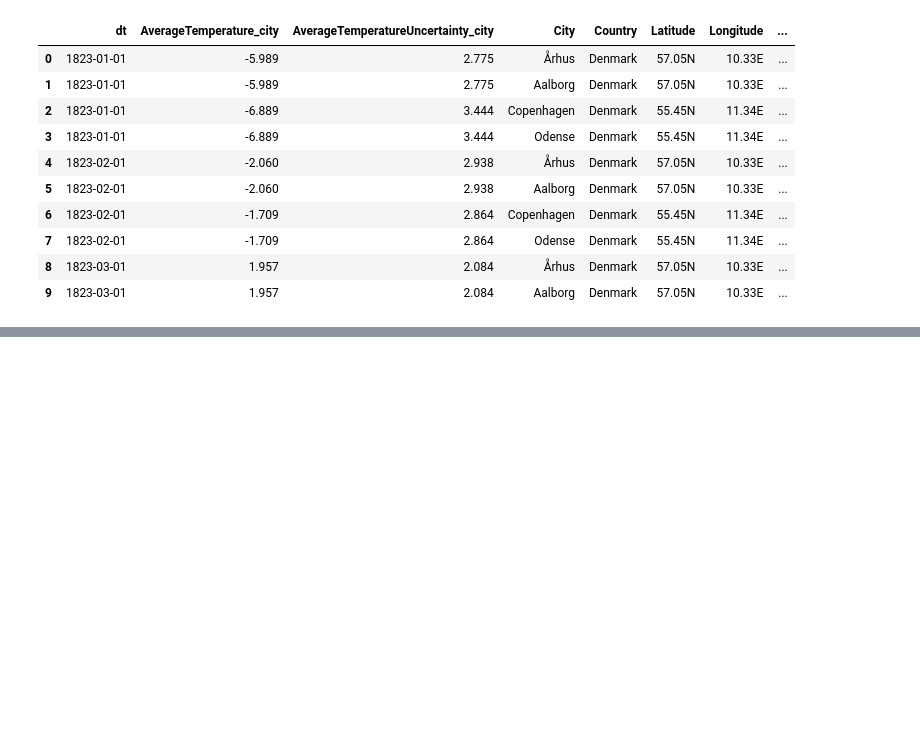
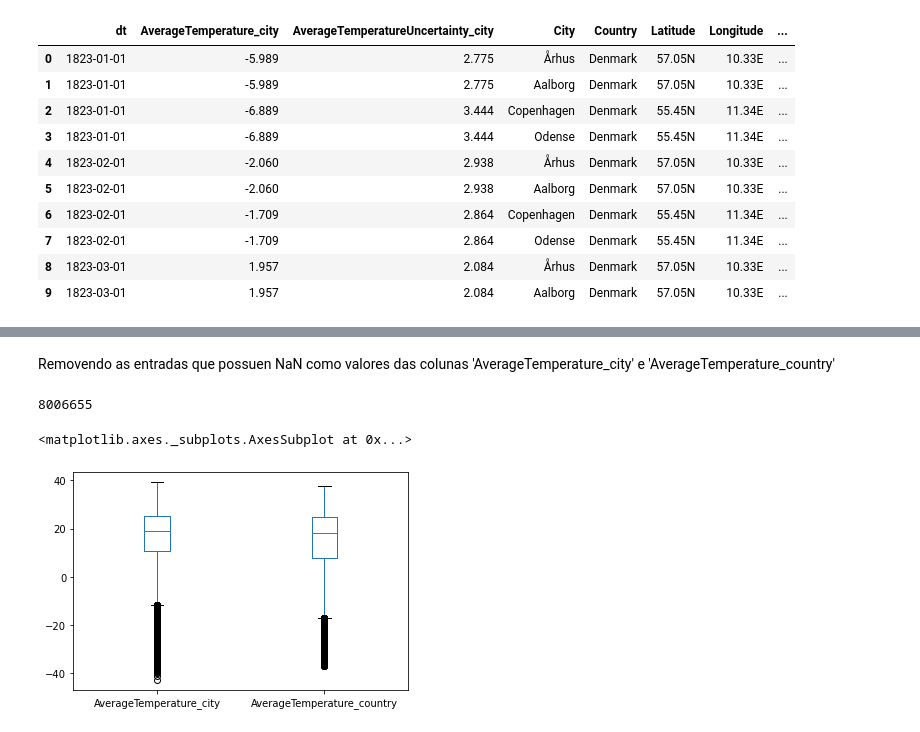
Before and after one commit to acab2/intruducao_ciencia_de_dados, a Jupyter notebook: Climate Change.ipynb, the cells around one changed output, grey strips where cells are left out. Drawn from its saved outputs; the diff is of its cells as text; code cells hidden in the pictures; blank space fills up the shorter version.

Commit message:
Valores NaN removidos, gerados alguns histogramas para entendimento da distribuição dos dados, valores de mad calculados para a variável 'AverageTemperature_city'

```diff
--- a/Climate Change.ipynb
+++ b/Climate Change.ipynb
@@ -133,0 +144,12 @@ merged_df.head(10)
+# %% [markdown]
+Removendo as entradas que possuen NaN como valores das colunas 'AverageTemperature_city' e 'AverageTemperature_country'
+# %%
+merged_df.dropna(subset=['AverageTemperature_city', 'AverageTemperature_country'], inplace=True)
+len(merged_df)
+# %% [output]
+8006655
+# %%
+merged_df[['AverageTemperature_city', 'AverageTemperature_country']].plot.box()
+# %% [output]
+<matplotlib.axes._subplots.AxesSubplot at 0x...>
+[figure, added]
```
Also changed, not shown: parts of 12 cells of this notebook.
